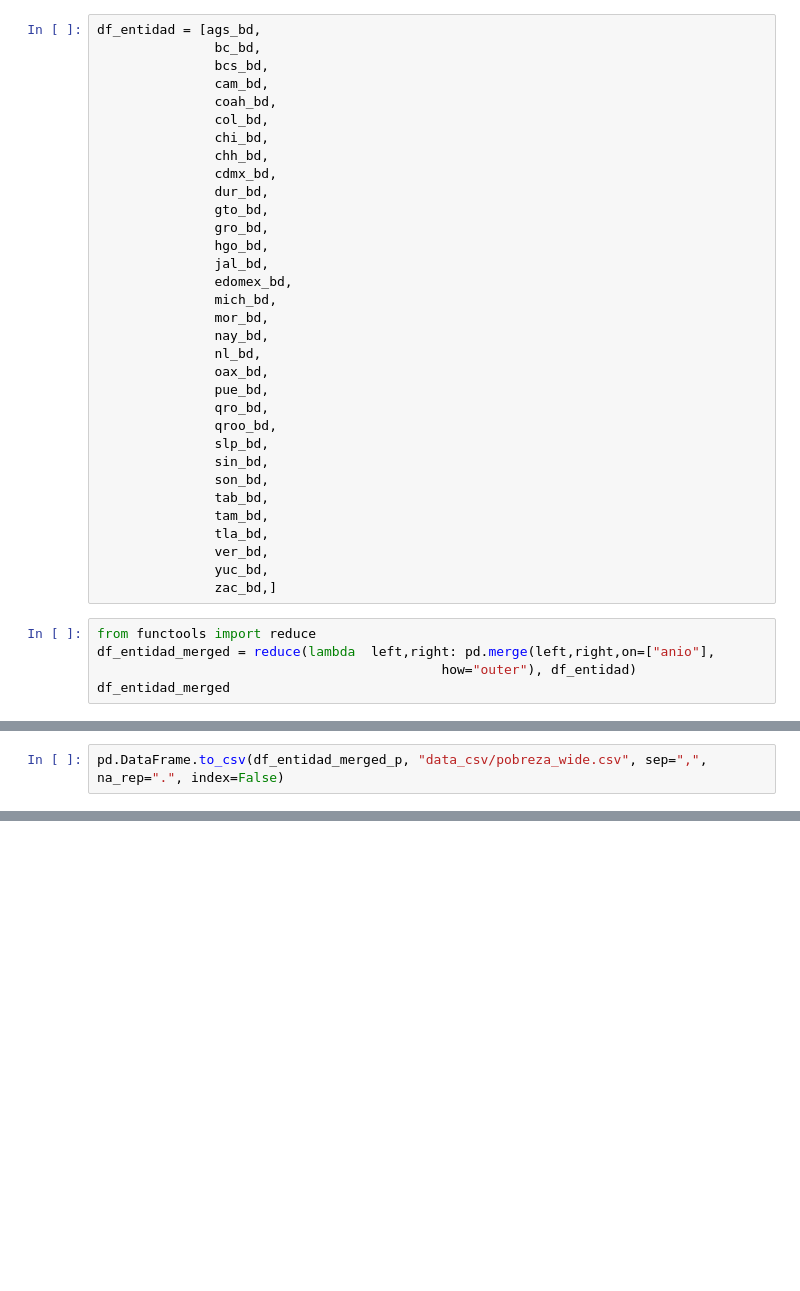
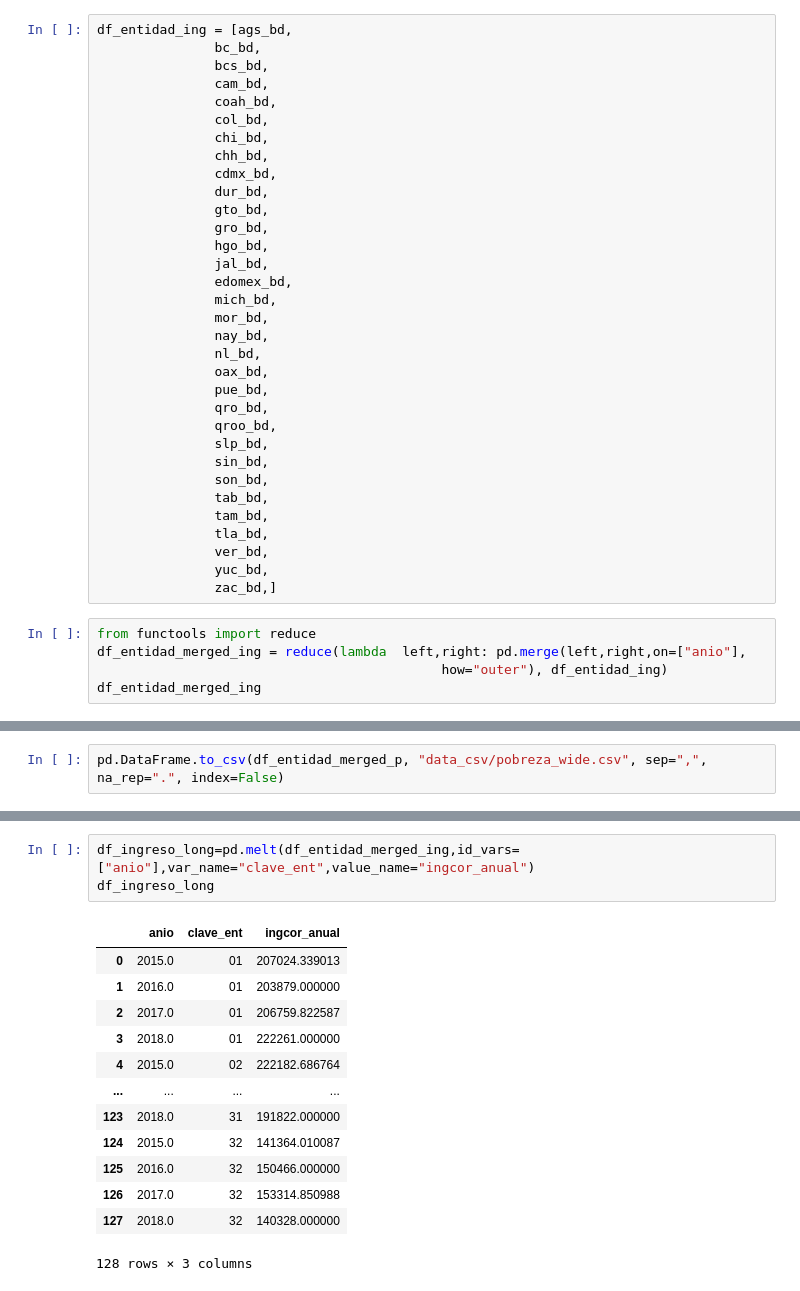
Before and after one commit to prope-2020-gh-classroom/practica-final-por-equipos-verano-2020-itam-JSOHE, a Jupyter notebook: notebook_cbp.ipynb, the cells around one changed output, grey strips where cells are left out. Cells and saved outputs as stored; diff of their text form; blank space fills up the shorter version.

```diff
--- a/notebook_cbp.ipynb
+++ b/notebook_cbp.ipynb
@@ -255,7 +255,7 @@ zac_sc=interp1d(zac.anio,zac.ingcor_anual,kind="cubic")
 zac_eval=zac_sc(anio_bd)
 zac_bd=pd.DataFrame({"anio":anio_bd[7:],"32":zac_eval[7:]})
 # %%
-df_entidad = [ags_bd,
+df_entidad_ing = [ags_bd,
                bc_bd,
                bcs_bd,
                cam_bd,
@@ -289,9 +289,9 @@ df_entidad = [ags_bd,
                zac_bd,]
 # %%
 from functools import reduce
-df_entidad_merged = reduce(lambda  left,right: pd.merge(left,right,on=["anio"],
-                                            how="outer"), df_entidad)
-df_entidad_merged
+df_entidad_merged_ing = reduce(lambda  left,right: pd.merge(left,right,on=["anio"],
+                                            how="outer"), df_entidad_ing)
+df_entidad_merged_ing
 # %% [output]
 |  | anio | 01 | 02 | 03 | 04 | 05 | 06 | 07 | 08 | 09 | ... | ... |
 | 0 | 2015.0 | 207024.339013 | 222182.686764 | 218297.648956 | 194749.462045 | 238708.631371 | 200535.150583 | 97058.654845 | 190584.858882 | 300275.427886 | ... | ... |
@@ -538,0 +714,17 @@ pd.DataFrame.to_csv(df_entidad_merged_p, "data_csv/pobreza_wide.csv", sep=",", n
+# %%
+df_ingreso_long=pd.melt(df_entidad_merged_ing,id_vars=["anio"],var_name="clave_ent",value_name="ingcor_anual")
+df_ingreso_long
+# %% [output]
+|  | anio | clave_ent | ingcor_anual |
+| 0 | 2015.0 | 01 | 207024.339013 |
+| 1 | 2016.0 | 01 | 203879.000000 |
+| 2 | 2017.0 | 01 | 206759.822587 |
+| 3 | 2018.0 | 01 | 222261.000000 |
+| 4 | 2015.0 | 02 | 222182.686764 |
+| ... | ... | ... | ... |
+| 123 | 2018.0 | 31 | 191822.000000 |
+| 124 | 2015.0 | 32 | 141364.010087 |
+| 125 | 2016.0 | 32 | 150466.000000 |
+| 126 | 2017.0 | 32 | 153314.850988 |
+| 127 | 2018.0 | 32 | 140328.000000 |
+128 rows × 3 columns
```
Also changed, not shown: parts of 8 cells of this notebook.
